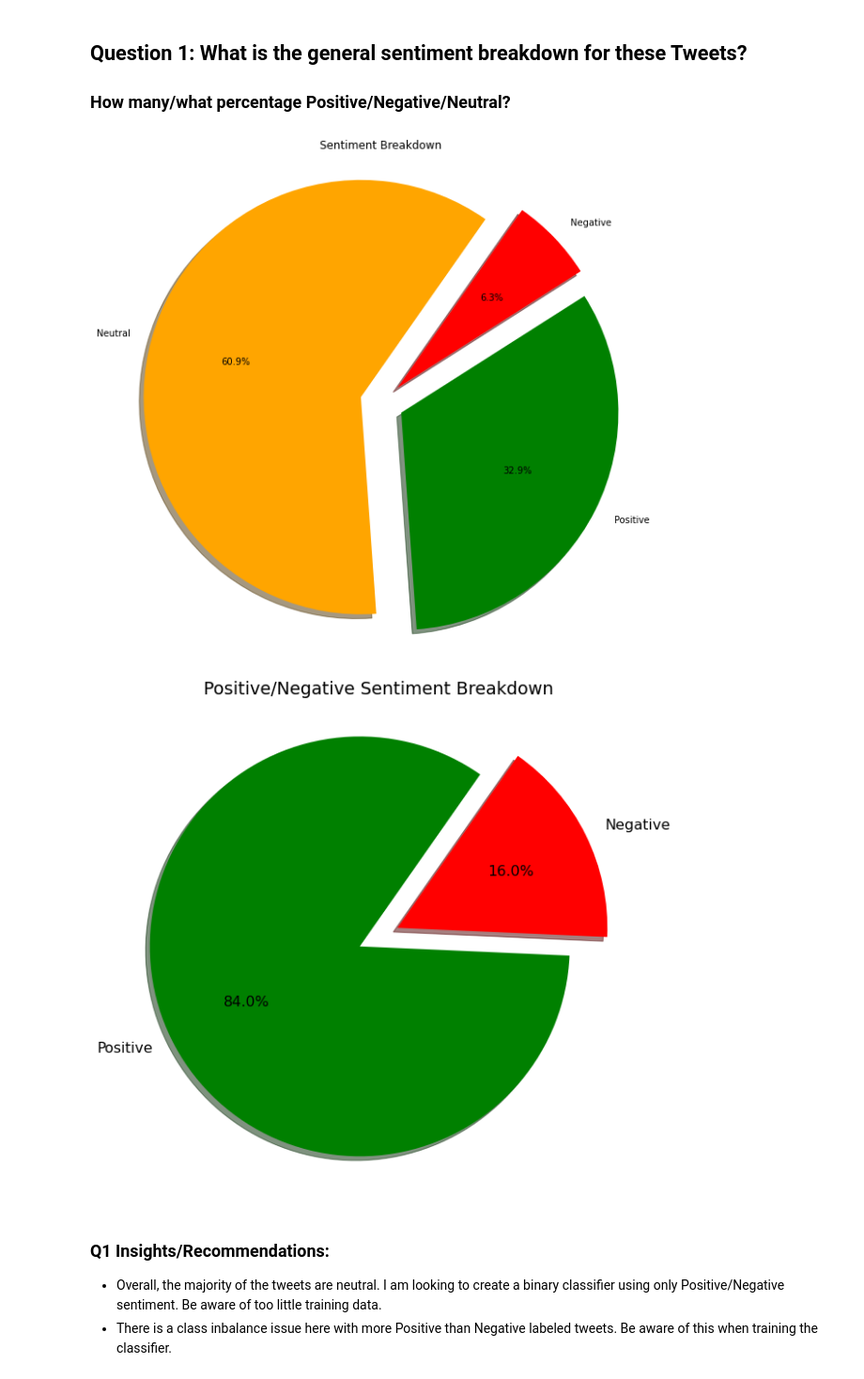
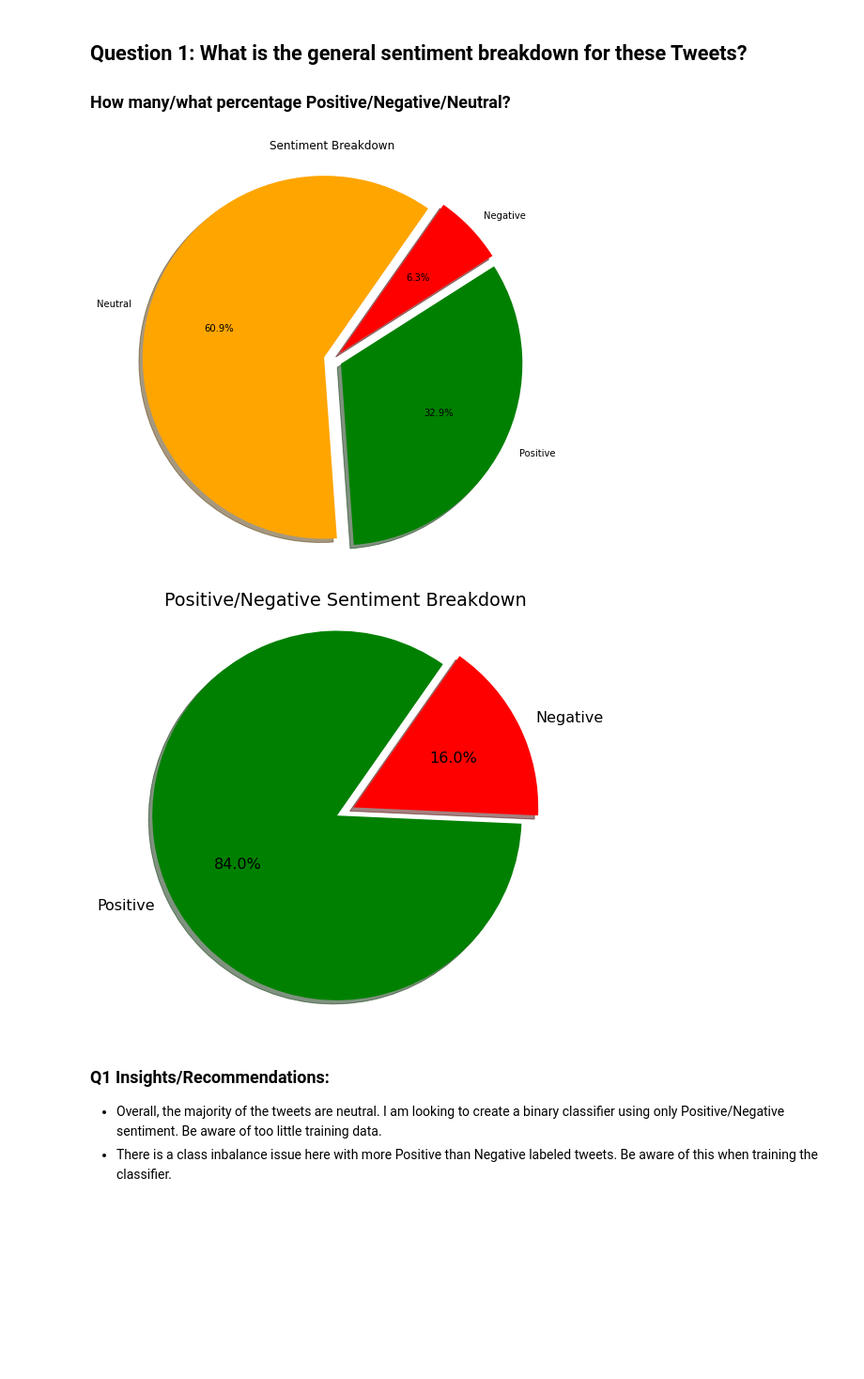
Before and after one commit to lspope/dsc-phase-4-project, a Jupyter notebook: notebooks/eda.ipynb, the cells around one changed output. Shown at 94% size. Saved outputs shown, nothing was run; the diff lists cells and outputs as text; code cells hidden in the pictures; blank space fills up the shorter version.

```diff
--- a/notebooks/eda.ipynb
+++ b/notebooks/eda.ipynb
@@ -34,8 +36,8 @@ cleaned_tweets.head(3)
 by_sentiment = cleaned_tweets.groupby(['sentiment'])['tweet_text'].count()
 by_sentiment.sort_values(ascending=False, inplace=True)
 # %%
-plfig = plt.figure(figsize = (10, 10))
-my_explode = (0.1, 0.1, 0.1)
+plfig = plt.figure(figsize = (8, 8))
+my_explode = (0.05, 0.05, 0.05)
 my_colors = ['orange', 'green', 'red']
 plt.pie(by_sentiment, labels=by_sentiment.index, autopct='%1.1f%%', startangle=55, shadow =True, colors=my_colors, explode=my_explode)
 plt.title('Sentiment Breakdown')
@@ -43,21 +45,21 @@ plt.axis('equal')
 plt.rcParams.update({'font.size': 16})
 plt.show()
 # %% [output]
-[figure, old version]
+[figure, new version]
 # %%
-by_sentiment_neg_pos_only = cleaned_tweets[cleaned_tweets['sentiment'] != 'Neutral'].groupby(['sentiment'])['tweet_text'].count()
-by_sentiment_neg_pos_only.sort_values(ascending=False, inplace=True)
+by_sentiment_pos_neg = cleaned_tweets[cleaned_tweets['sentiment'] != 'Neutral'].groupby(['sentiment'])['tweet_text'].count()
+by_sentiment_pos_neg.sort_values(ascending=False, inplace=True)
 
-plfig = plt.figure(figsize = (10, 10))
-my_explode = (0.1, 0.1)
+plfig = plt.figure(figsize = (8, 8))
+my_explode = (0.05, 0.05)
 my_colors = ['green', 'red']
-plt.pie(by_sentiment_neg_pos_only, labels=by_sentiment_neg_pos_only.index, autopct='%1.1f%%', startangle=55, shadow =True, colors=my_colors, explode=my_explode)
+plt.pie(by_sentiment_pos_neg, labels=by_sentiment_pos_neg.index, autopct='%1.1f%%', startangle=55, shadow =True, colors=my_colors, explode=my_explode)
 plt.title('Positive/Negative Sentiment Breakdown')
 plt.axis('equal')
 plt.rcParams.update({'font.size': 16})
 plt.show()
 # %% [output]
-[figure, old version]
+[figure, new version]
 # %% [markdown]
 ### Q1 Insights/Recommendations:
 * Overall, the majority of the tweets are neutral. I am looking to create a binary classifier using only Positive/Negative sentiment. Be aware of too little training data.
```
Also changed, not shown: parts of 13 cells of this notebook, 2 other files.
